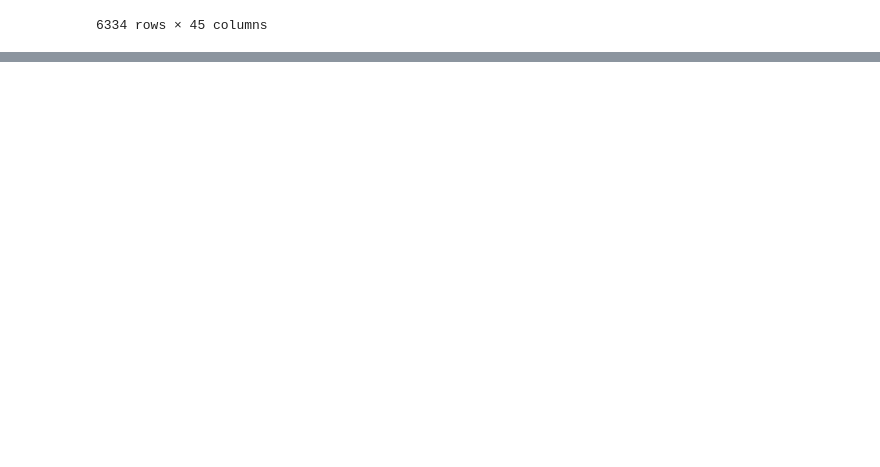
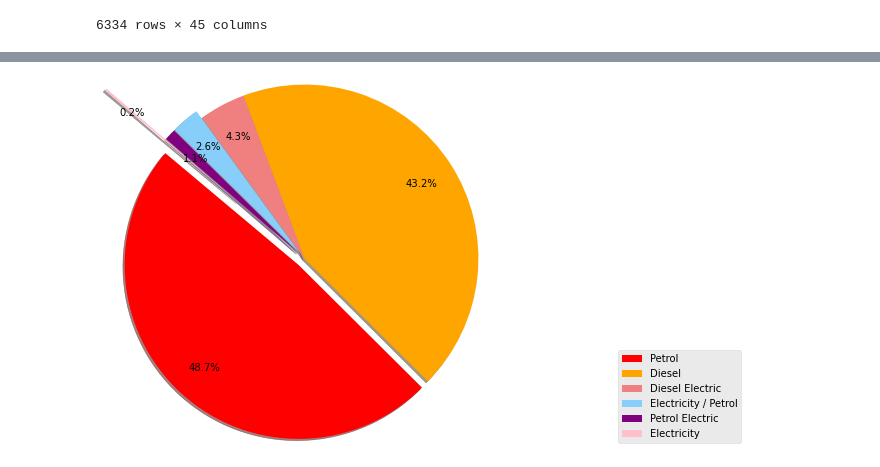
Before and after one commit to grilgamesh/How-important-is-the-change-to-electric-cars-, a Jupyter notebook: datalook.ipynb, the cells around one changed output, grey strips where cells are left out. Cells and saved outputs as stored; diff of their text form; code cells hidden in the pictures; blank space fills up the shorter version.

```diff
--- a/datalook.ipynb
+++ b/datalook.ipynb
@@ -25,0 +125,4 @@ euro_df
+# %%
+#Filtering the year of change coulumn by 2020
+Filtered_df_2020 = euro_df[euro_df.year_of_change == 2020]
+Filtered_df_2020.head()
@@ -25,0 +137,11 @@ euro_df
+# %%
+#Plotting a pie chart based on the fuel type popularity in 2020
+explode1=(0.1, 0, 0, 0.1, 0.1, 1,)
+counts2 = Filtered_df_2020["Fuel Type"].value_counts()
+plt.pie(counts2.values, explode=explode1, colors=colors, autopct='%1.1f%%', shadow=True, startangle=140, radius=2, pctdistance = 0.8)
+
+plt.style.use("ggplot")
+plt.legend(bbox_to_anchor= (1.02,1), loc="upper left", borderaxespad=20, labels=counts2.index.values)
+plt.show()
+# %% [output]
+[figure, added]
```
Also changed, not shown: parts of 13 cells of this notebook, 1 other file.
